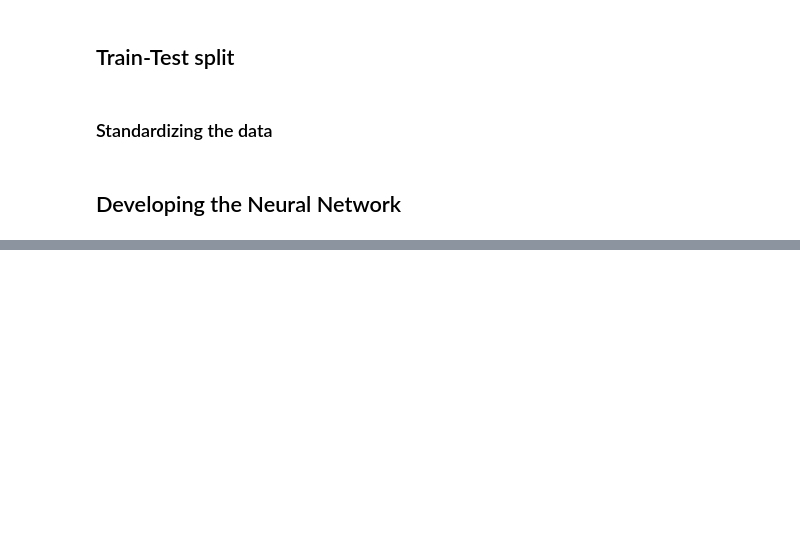
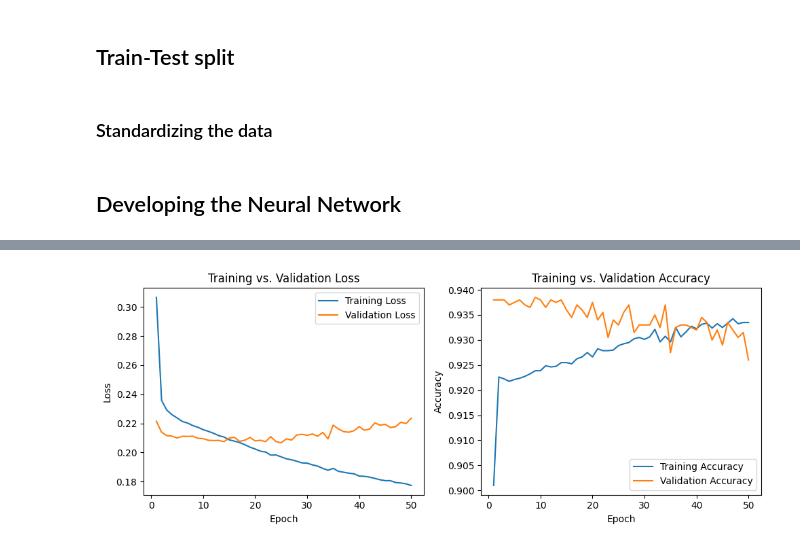
Before and after one commit to shyamal-bhatt/Taxi-Cancellation-ANN-Predictive-Model, a Jupyter notebook: ANN to predict Taxi Cancellation.ipynb, the cells around one changed output, grey strips where cells are left out. Drawn from its saved outputs; the diff is of its cells as text; code cells hidden in the pictures; blank space fills up the shorter version.

```diff
--- a/ANN to predict Taxi Cancellation.ipynb
+++ b/ANN to predict Taxi Cancellation.ipynb
@@ -189,0 +257,31 @@ model = Sequential([
+# %%
+# Convert the history logs to a DataFrame
+hist_df = pd.DataFrame(epochs_logs.history)
+# hist_df columns typically: ['loss', 'accuracy', 'val_loss', 'val_accuracy']
+
+# Create an "epoch" column
+hist_df['epoch'] = range(1, len(hist_df) + 1)
+
+# Plot Training vs. Validation Loss
+plt.figure(figsize=(10,4))
+
+# ---- LOSS ----
+plt.subplot(1, 2, 1)
+sns.lineplot(data=hist_df, x='epoch', y='loss', label='Training Loss')
+sns.lineplot(data=hist_df, x='epoch', y='val_loss', label='Validation Loss')
+plt.title('Training vs. Validation Loss')
+plt.xlabel('Epoch')
+plt.ylabel('Loss')
+
+# ---- ACCURACY ----
+plt.subplot(1, 2, 2)
+sns.lineplot(data=hist_df, x='epoch', y='accuracy', label='Training Accuracy')
+sns.lineplot(data=hist_df, x='epoch', y='val_accuracy', label='Validation Accuracy')
+plt.title('Training vs. Validation Accuracy')
+plt.xlabel('Epoch')
+plt.ylabel('Accuracy')
+
+plt.tight_layout()
+plt.show()
+# %% [output]
+[figure, added]
```
Also changed, not shown: parts of 26 cells of this notebook.
